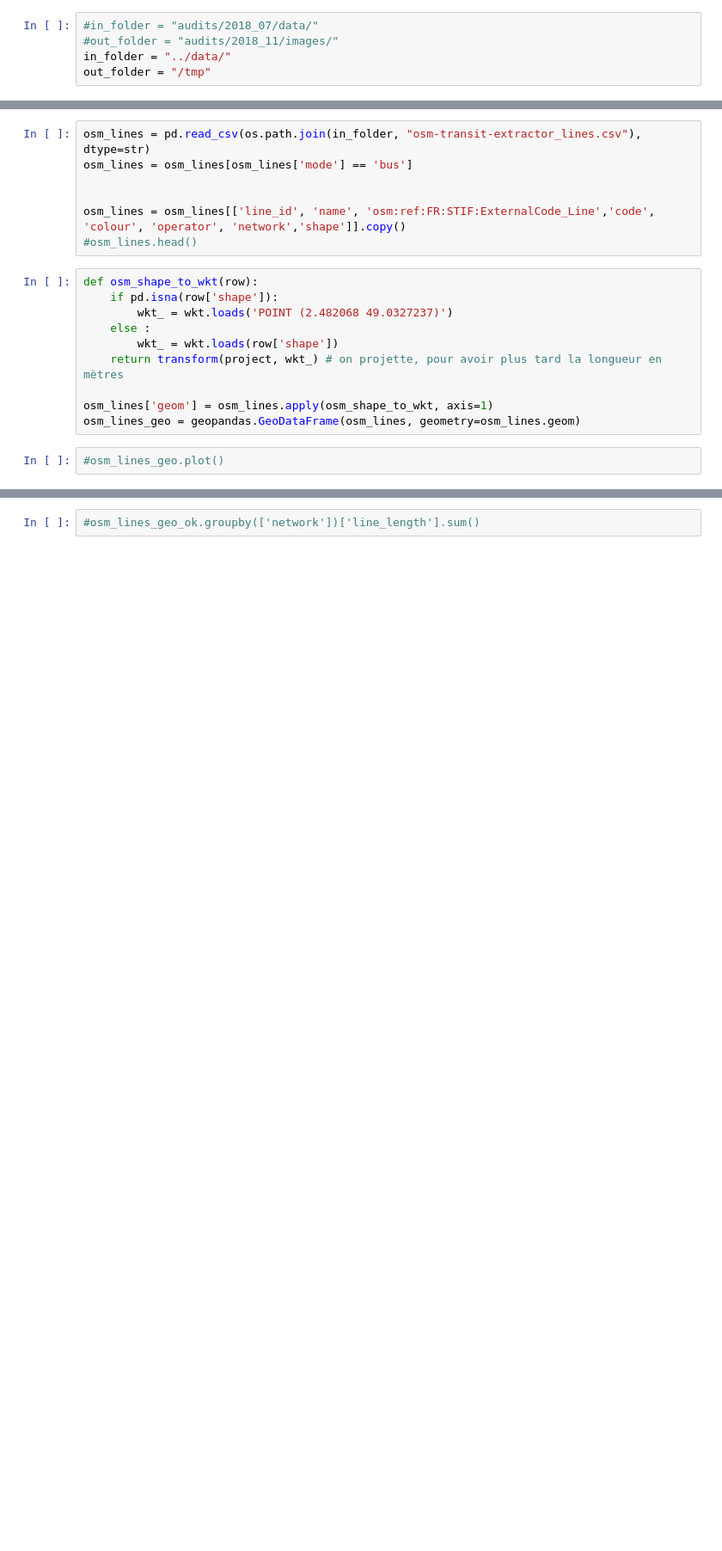
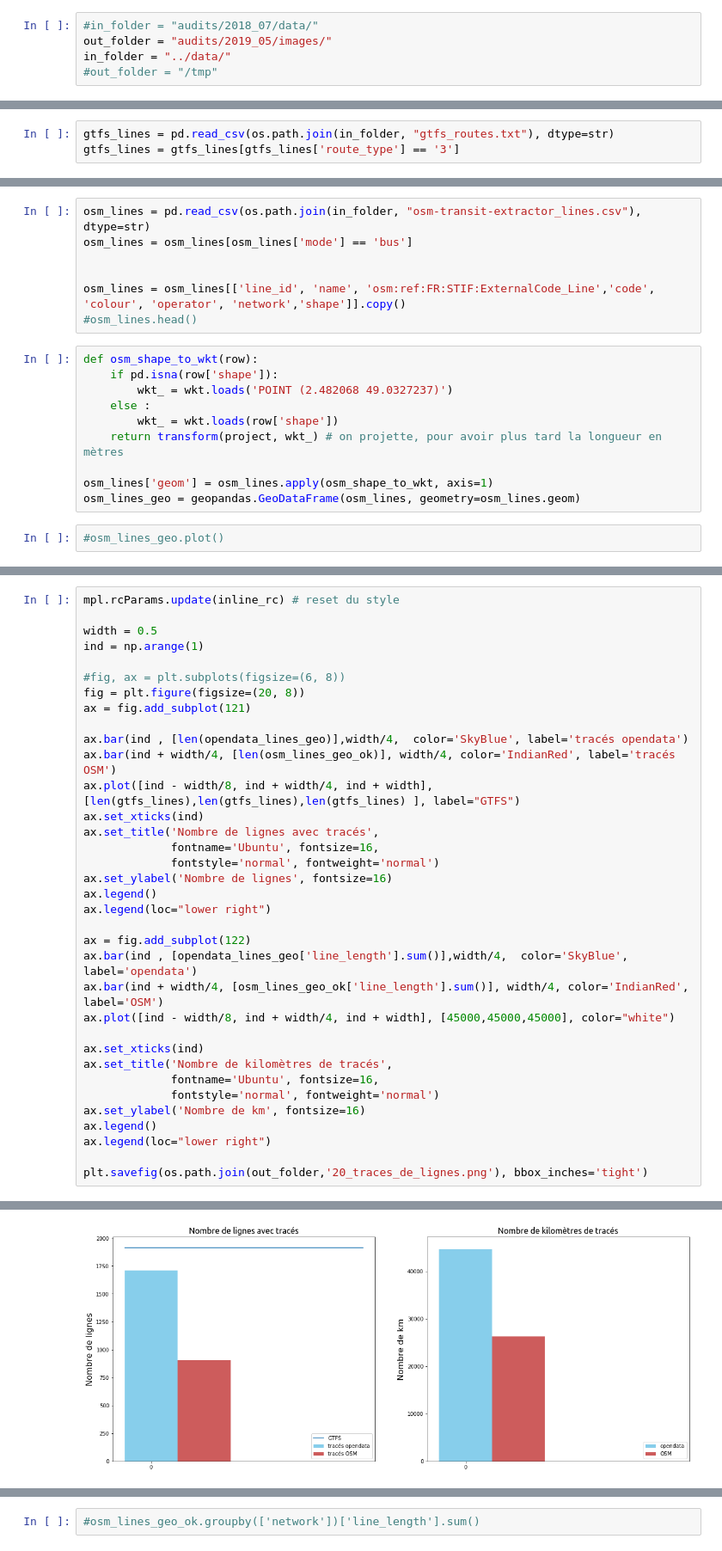
Before and after one commit to Jungle-Bus/ref-fr-STIF, a Jupyter notebook: audit_routepoints/idf_audit_tracés.ipynb, the cells around one changed output, grey strips where cells are left out. Shown at 86% size. Cells and saved outputs as stored; diff of their text form; blank space fills up the shorter version.

```diff
--- a/audit_routepoints/idf_audit_tracés.ipynb
+++ b/audit_routepoints/idf_audit_tracés.ipynb
@@ -14,9 +14,9 @@ import matplotlib.pyplot as plt
 inline_rc = dict(mpl.rcParams)
 # %%
 #in_folder = "audits/2018_07/data/"
-#out_folder = "audits/2018_11/images/"
+out_folder = "audits/2019_05/images/"
 in_folder = "../data/"
-out_folder = "/tmp"
+#out_folder = "/tmp"
 # %% [markdown]
 Fichier des tracés:
     https://opendata.stif.info/explore/dataset/bus_lignes/export/
@@ -26,6 +26,9 @@ Fichier pour faire la correspondance :
 # %%
 opendata_ref = pd.read_csv("ref_data/referentiel-des-lignes-stif.csv",delimiter=";")
 #opendata_ref
+# %%
+gtfs_lines = pd.read_csv(os.path.join(in_folder, "gtfs_routes.txt"), dtype=str)
+gtfs_lines = gtfs_lines[gtfs_lines['route_type'] == '3']
 # %%
 opendata_tracks = pd.read_csv("ref_data/bus_lignes.csv",delimiter=";")
 
@@ -110,0 +116,36 @@ Nombre de lignes avec tracé : 875
+# %%
+mpl.rcParams.update(inline_rc) # reset du style
+
+width = 0.5
+ind = np.arange(1)
+
+#fig, ax = plt.subplots(figsize=(6, 8))
+fig = plt.figure(figsize=(20, 8))
+ax = fig.add_subplot(121)
+
+ax.bar(ind , [len(opendata_lines_geo)],width/4,  color='SkyBlue', label='tracés opendata')
+ax.bar(ind + width/4, [len(osm_lines_geo_ok)], width/4, color='IndianRed', label='tracés OSM')
+ax.plot([ind - width/8, ind + width/4, ind + width], [len(gtfs_lines),len(gtfs_lines),len(gtfs_lines) ], label="GTFS")
+ax.set_xticks(ind)
+ax.set_title('Nombre de lignes avec tracés',
+             fontname='Ubuntu', fontsize=16,
+             fontstyle='normal', fontweight='normal')
+ax.set_ylabel('Nombre de lignes', fontsize=16)
+ax.legend()
+ax.legend(loc="lower right")
+
+ax = fig.add_subplot(122)
+ax.bar(ind , [opendata_lines_geo['line_length'].sum()],width/4,  color='SkyBlue', label='opendata')
+ax.bar(ind + width/4, [osm_lines_geo_ok['line_length'].sum()], width/4, color='IndianRed', label='OSM')
+ax.plot([ind - width/8, ind + width/4, ind + width], [45000,45000,45000], color="white")
+
+ax.set_xticks(ind)
+ax.set_title('Nombre de kilomètres de tracés',
+             fontname='Ubuntu', fontsize=16,
+             fontstyle='normal', fontweight='normal')
+ax.set_ylabel('Nombre de km', fontsize=16)
+ax.legend()
+ax.legend(loc="lower right")
+
+plt.savefig(os.path.join(out_folder,'20_traces_de_lignes.png'), bbox_inches='tight')
+# %% [output]
@@ -110,0 +156 @@ Nombre de lignes avec tracé : 875
+[figure, added]
```
Also changed, not shown: parts of 10 cells of this notebook, 1 other file.
